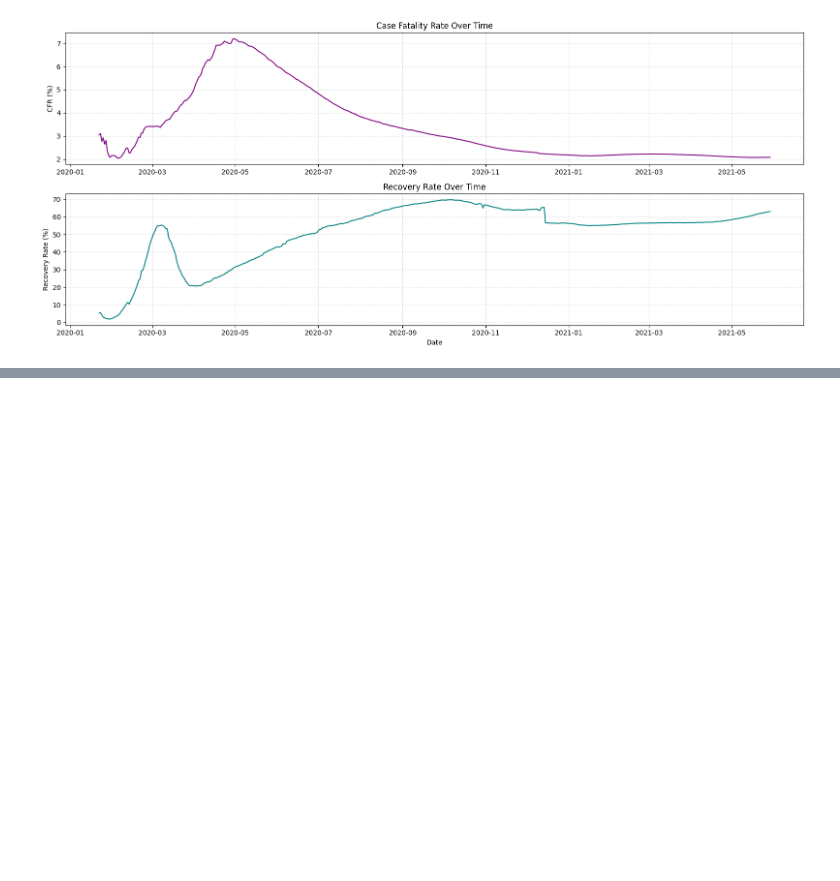
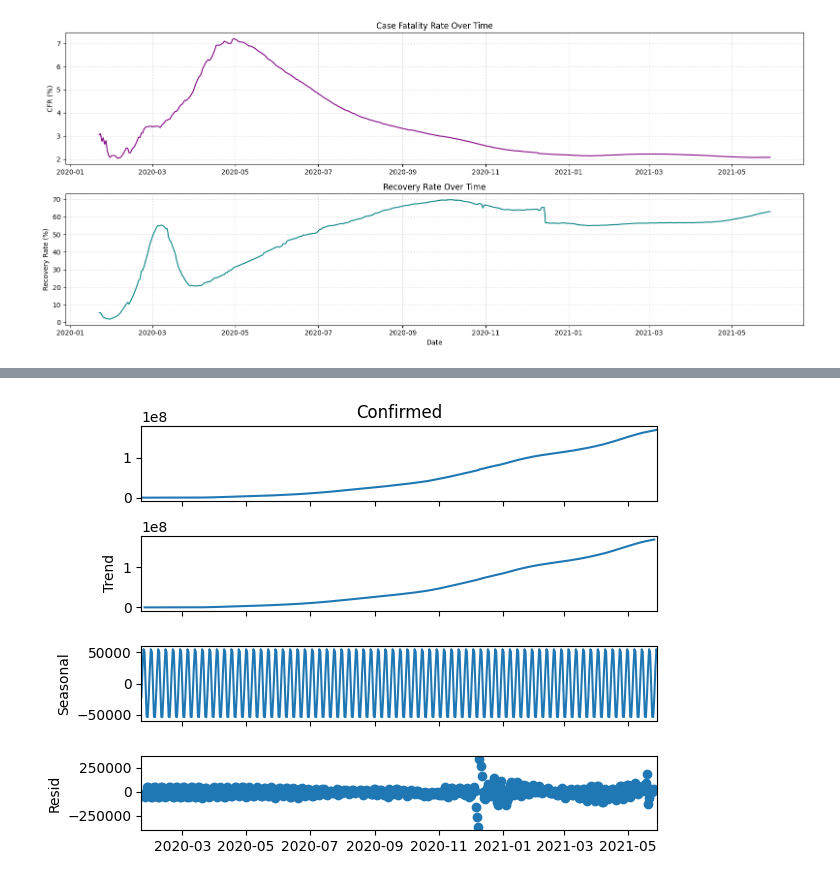
Before and after one commit to LanaCoded/data-analysis-, a Jupyter notebook: Covid19.ipynb, the cells around one changed output, grey strips where cells are left out. Cells and saved outputs as stored; diff of their text form; code cells hidden in the pictures; blank space fills up the shorter version.

```diff
--- a/Covid19.ipynb
+++ b/Covid19.ipynb
@@ -484,0 +357,12 @@ plt.show()
+# %%
+from statsmodels.tsa.seasonal import seasonal_decompose
+
+# Ensure your index is set to date
+ts_data = data.groupby('ObservationDate')['Confirmed'].sum()
+result = seasonal_decompose(ts_data, model='additive', period=7)
+
+# Visualise the decomposition
+result.plot()
+plt.show()
+# %% [output]
+[figure, added]
```
Also changed, not shown: parts of 11 cells of this notebook.
